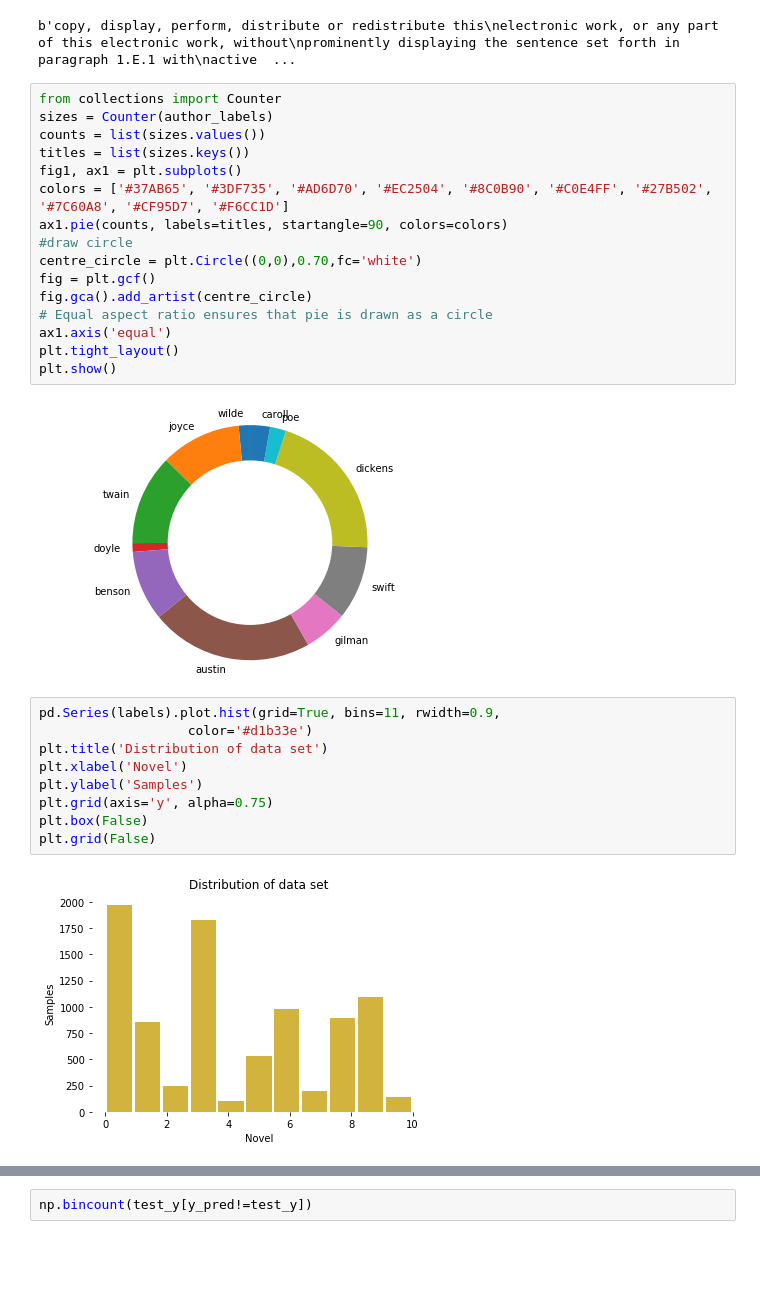
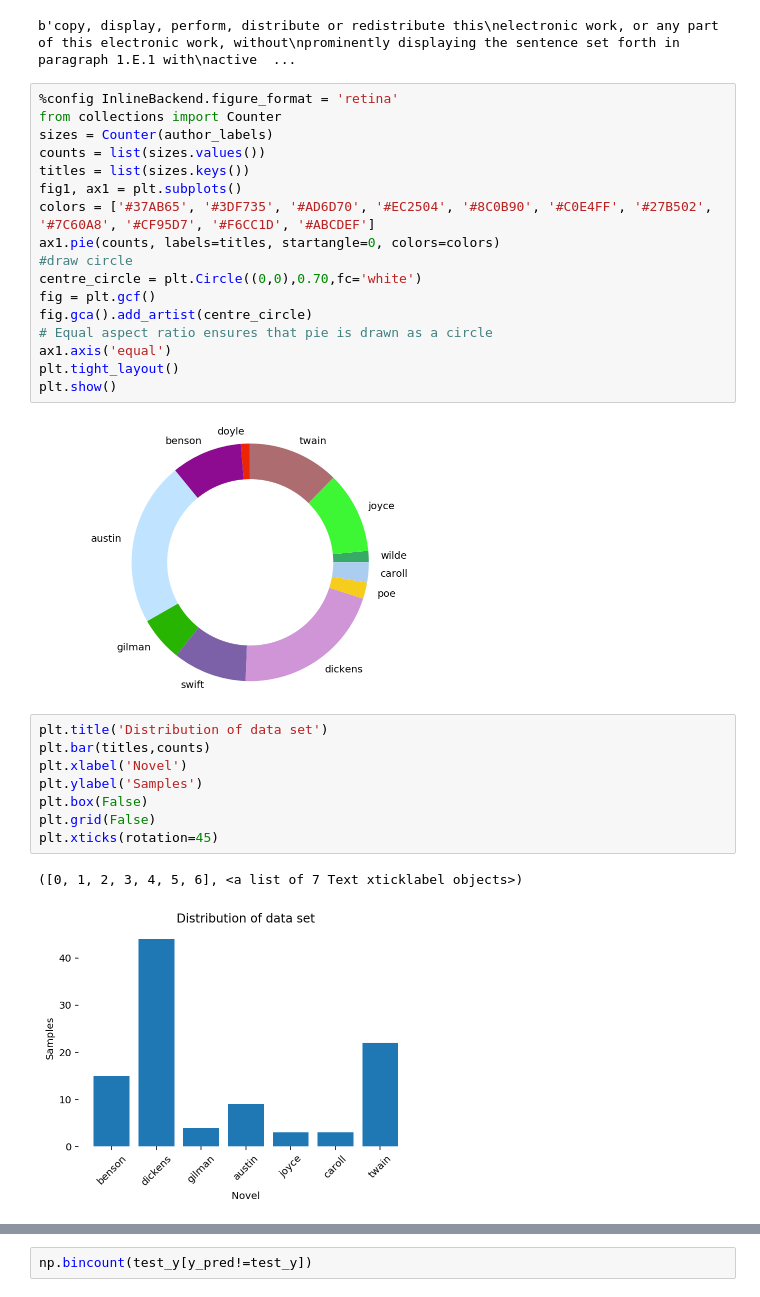
Before and after one commit to ewenw/AuthorML, a Jupyter notebook: Project.ipynb, the cells around one changed output, grey strips where cells are left out. Saved outputs shown, nothing was run; the diff lists cells and outputs as text; blank space fills up the shorter version.

Commit message:
visuals

```diff
--- a/Project.ipynb
+++ b/Project.ipynb
@@ -252,13 +256,14 @@ texts.data[8824]
 # %% [output]
 b'copy, display, perform, distribute or redistribute this\nelectronic work, or any part of this electronic work, without\nprominently displaying the sentence set forth in paragraph 1.E.1 with\nactive  ...
 # %%
+%config InlineBackend.figure_format = 'retina'
 from collections import Counter
 sizes = Counter(author_labels)
 counts = list(sizes.values())
 titles = list(sizes.keys())
 fig1, ax1 = plt.subplots()
-colors = ['#37AB65', '#3DF735', '#AD6D70', '#EC2504', '#8C0B90', '#C0E4FF', '#27B502', '#7C60A8', '#CF95D7', '#F6CC1D']
-ax1.pie(counts, labels=titles, startangle=90, colors=colors)
+colors = ['#37AB65', '#3DF735', '#AD6D70', '#EC2504', '#8C0B90', '#C0E4FF', '#27B502', '#7C60A8', '#CF95D7', '#F6CC1D', '#ABCDEF']
+ax1.pie(counts, labels=titles, startangle=0, colors=colors)
 #draw circle
 centre_circle = plt.Circle((0,0),0.70,fc='white')
 fig = plt.gcf()
@@ -268,15 +273,15 @@ ax1.axis('equal')
 plt.tight_layout()
 plt.show()
 # %% [output]
-[figure, old version]
+[figure, new version]
 # %%
-pd.Series(labels).plot.hist(grid=True, bins=11, rwidth=0.9,
-                   color='#d1b33e')
 plt.title('Distribution of data set')
+plt.bar(titles,counts)
 plt.xlabel('Novel')
 plt.ylabel('Samples')
-plt.grid(axis='y', alpha=0.75)
 plt.box(False)
 plt.grid(False)
+plt.xticks(rotation=45)
 # %% [output]
+([0, 1, 2, 3, 4, 5, 6], <a list of 7 Text xticklabel objects>)
-[figure, old version]
+[figure, new version]
```
Also changed, not shown: parts of 7 cells of this notebook, 1 other file.
